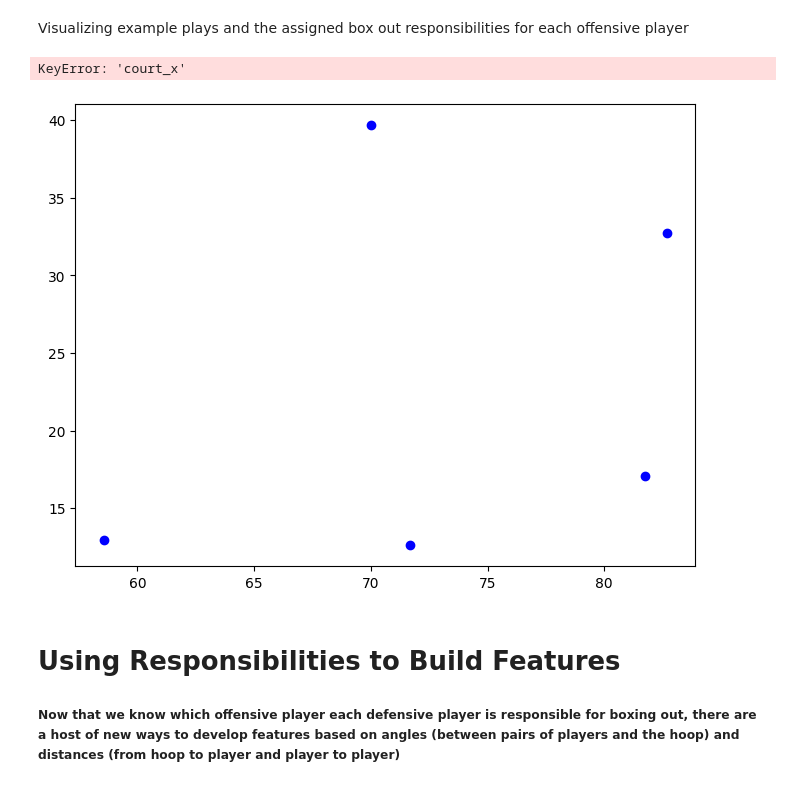
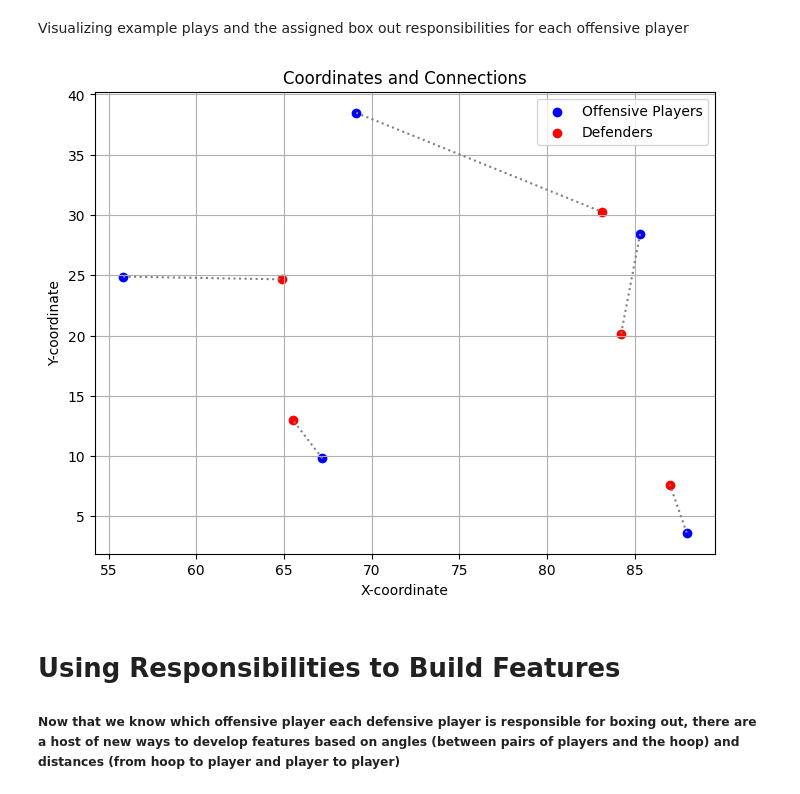
Before and after one commit to timseymour42/shotquality-offensive-rebounding, a Jupyter notebook: orbd_prediction.ipynb, the cells around one changed output. Saved outputs shown, nothing was run; the diff lists cells and outputs as text; code cells hidden in the pictures.

```diff
--- a/orbd_prediction.ipynb
+++ b/orbd_prediction.ipynb
@@ -630,7 +630,8 @@ def calculate_cost_matrix(defenders_, offensive_players_, distances, betweenness
         for j, offensive_player in enumerate(offensive_players_):
             distance_cost = distances[(tuple(defender), tuple(offensive_player))]
             betweenness_cost = -betweenness_centralities[tuple(offensive_player)]
-            cost_matrix[i, j] = distance_cost + betweenness_cost
+            # Betweenness centralities are between 0 and 1, so multiplying by a factor of 5 to emphasize its cost
+            cost_matrix[i, j] = distance_cost + 5 * betweenness_cost
 
     return cost_matrix
 
@@ -693,36 +694,6 @@ copy_training_data.head(2)
 |  | id | court_x | court_y | annotation_code | offense | shooter | which_hoop |
 | 0 | 2-2 | 72.807686 | 37.409669 | d1 | 0 | 0 | 1.0 |
 | 1 | 2-2 | 79.080643 | 31.477796 | d2 | 0 | 0 | 1.0 |
-# %%
-def assign_responsibilities(data):
-    # Group the data by Rebound ID
-    grouped_data = data.groupby('id')
-
-    # Loop through each rebound's data and assign players
-    assignments_list = []
-    list_of_ids = []
-    for id, group in grouped_data:
-        defenders_ = group[group['offense'] == 0][['court_x', 'court_y']].values
-        offensive_players_ = group[group['offense'] == 1][['court_x', 'court_y']].values
-        hoop = [4, 25] if group['which_hoop'].iloc[0] == 0 else [90, 25]
-        assignments = assign_offensive_players(defenders_, offensive_players_, hoop)
-        list_of_ids.append(id)
-        assignments_list.append(assignments)
-    assignments_dict = {}
-    i = 0
-    for list in assignments_list:
-        id = list_of_ids[i]
-        assignments_dict[id] = list
-        i += 1
-    def_data = data.loc[data.offense == 0]
-
-    # Map the assignments to the DataFrame and create a new column
-    off_coords = def_data.apply(lambda row: assignments_dict[row['id']][(row['court_x'], row['court_y'])], axis=1)
-    # Assigning offensive players
-    def_data[['off_x', 'off_y']] = off_coords.apply(pd.Series)
-
-    # The data DataFrame now contains the assigned_annotation_code column with the matched players for each rebound's data points.
-    return def_data
 # %%
 def assign_responsibilities(data):
     grouped_data = data.groupby('id')
@@ -797,26 +768,25 @@ def_testing_data.head(2)
 # %% [markdown]
 Visualizing example plays and the assigned box out responsibilities for each offensive player
 # %%
-df = pd.DataFrame(def_training_data[0:5])
+df = pd.DataFrame(def_training_data[10:15])
 
 # Plotting the coordinates and connecting the pairs of players with lines
 plt.figure(figsize=(8, 6))
 plt.scatter(df['off_x'], df['off_y'], color='blue', label='Offensive Players')
-plt.scatter(df['court_x'], df['court_y'], color='red', label='Defenders')
+plt.scatter(df['def_x'], df['def_y'], color='red', label='Defenders')
 
 # Connect the pairs of players with lines
 for i, row in df.iterrows():
-    plt.plot([row['off_x'], row['court_x']], [row['off_y'], row['court_y']], color='gray', linestyle='dotted')
+    plt.plot([row['off_x'], row['def_x']], [row['off_y'], row['def_y']], color='gray', linestyle='dotted')
 
 plt.xlabel('X-coordinate')
 plt.ylabel('Y-coordinate')
 plt.title('Coordinates and Connections')
 plt.legend()
 plt.grid(True)
 plt.show()
 # %% [output]
-KeyError: 'court_x'
-[figure, old version]
+[figure, new version]
 # %% [markdown]
 # Using Responsibilities to Build Features
 ##### Now that we know which offensive player each defensive player is responsible for boxing out, there are a host of new ways to develop features based on angles (between pairs of players and the hoop) and distances (from hoop to player and player to player)
```
Also changed, not shown: parts of 178 cells of this notebook, 3 other files.
